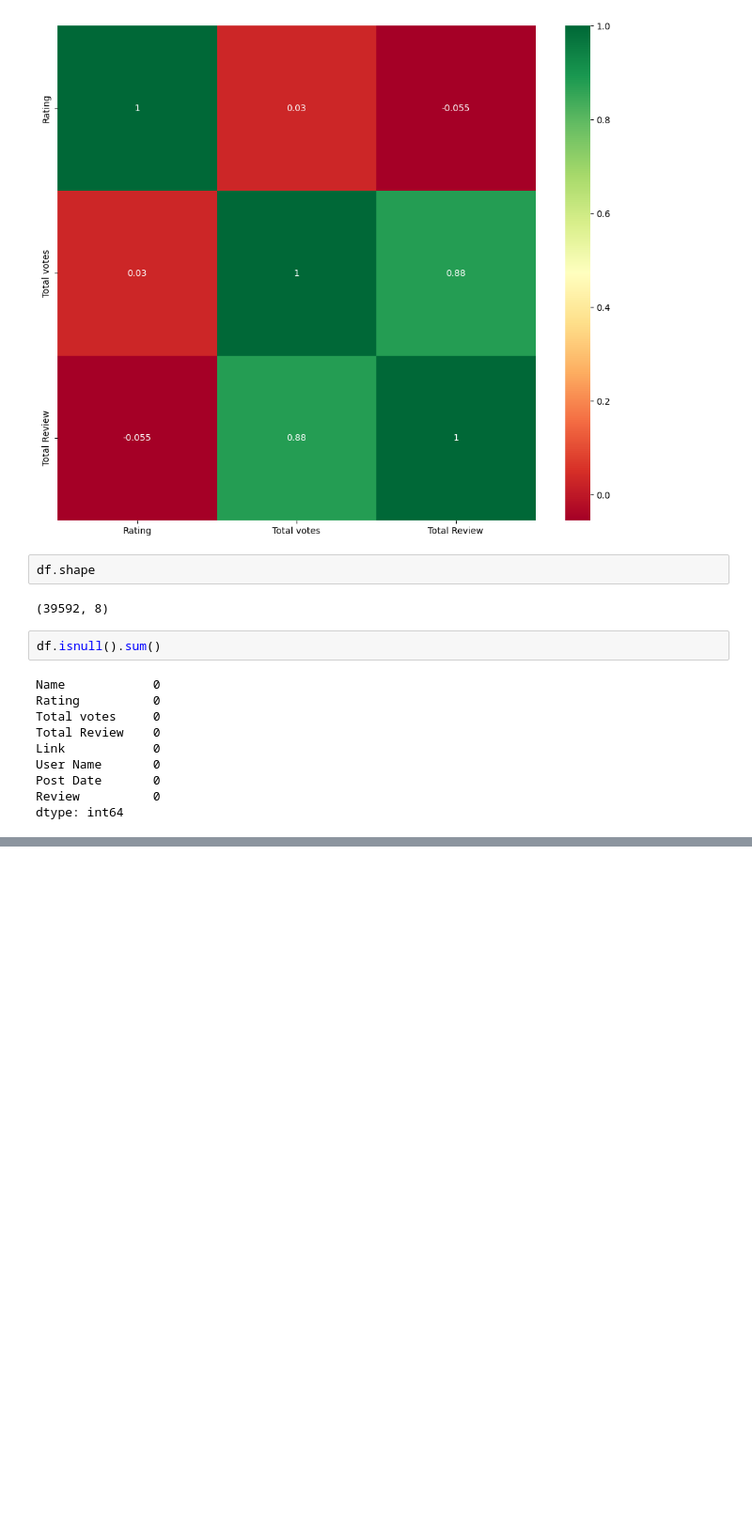
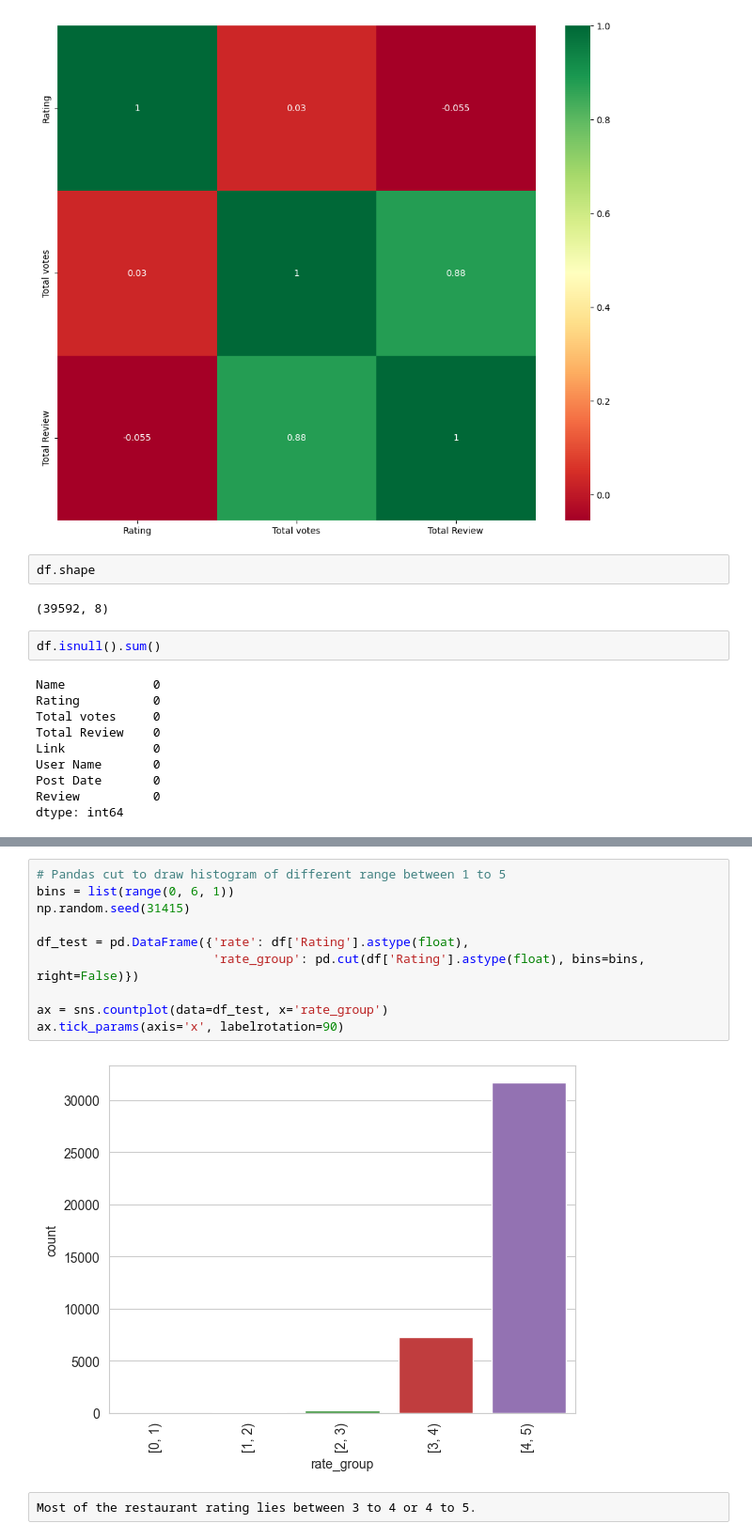
Before and after one commit to Rapid-Python/scrapy, a Jupyter notebook: dineout/Notebook/EDA.ipynb, the cells around one changed output, grey strips where cells are left out. Shown at 94% size. Saved outputs shown, nothing was run; the diff lists cells and outputs as text; blank space fills up the shorter version.

```diff
--- a/dineout/Notebook/EDA.ipynb
+++ b/dineout/Notebook/EDA.ipynb
@@ -142,0 +255,14 @@ dtype: int64
+# %%
+# Pandas cut to draw histogram of different range between 1 to 5
+bins = list(range(0, 6, 1))
+np.random.seed(31415)
+
+df_test = pd.DataFrame({'rate': df['Rating'].astype(float),
+                        'rate_group': pd.cut(df['Rating'].astype(float), bins=bins, right=False)})
+
+ax = sns.countplot(data=df_test, x='rate_group')
+ax.tick_params(axis='x', labelrotation=90)
+# %% [output]
+[figure, added]
+# %% [raw]
+Most of the restaurant rating lies between 3 to 4 or 4 to 5.
```
Also changed, not shown: parts of 37 cells of this notebook, 5 other files.
